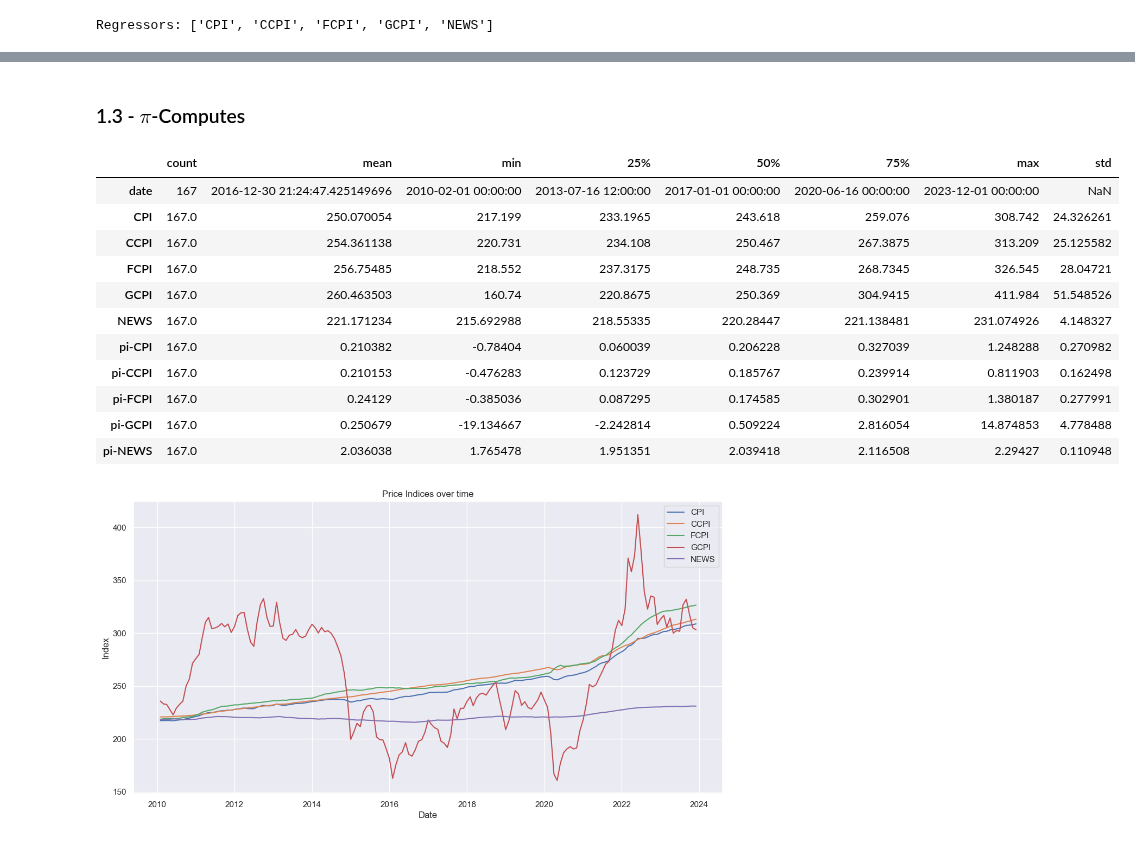
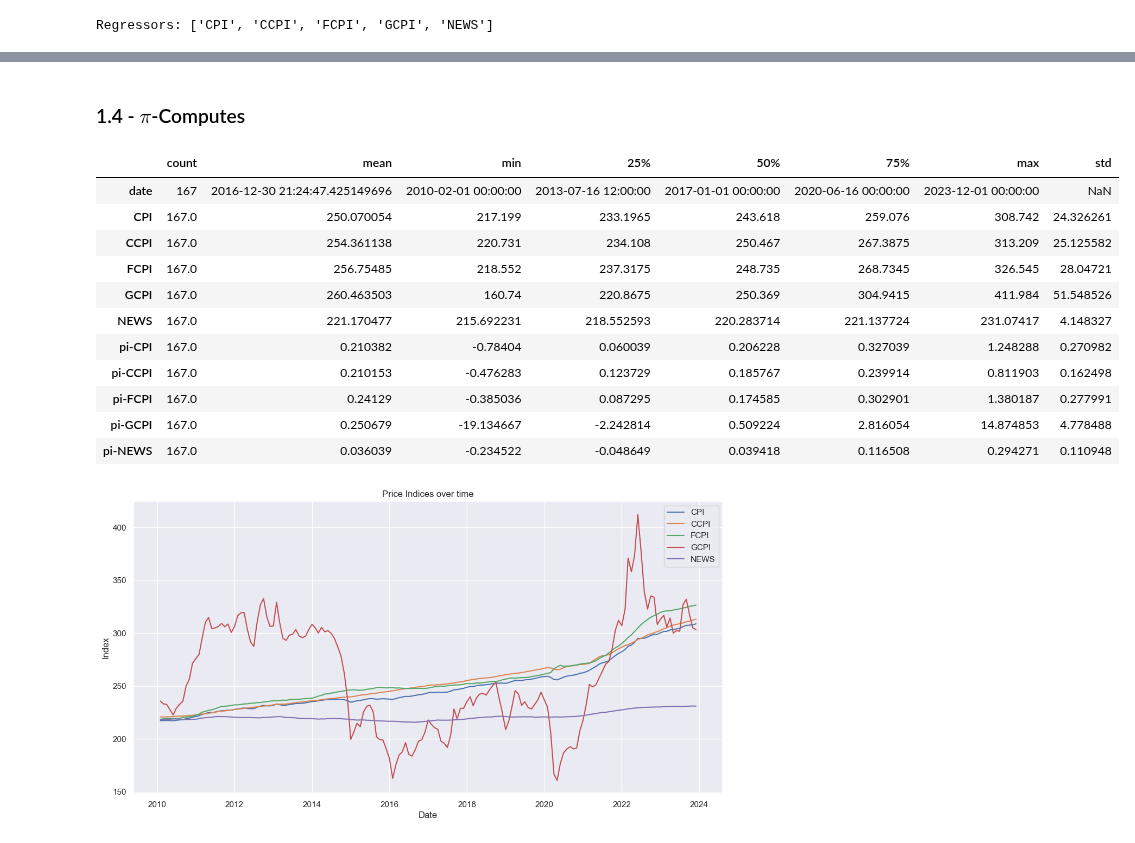
Before and after one commit to paultltc/InflaBERT, a Jupyter notebook: nowcaster.ipynb, the cells around one changed output, grey strips where cells are left out. Saved outputs shown, nothing was run; the diff lists cells and outputs as text; code cells hidden in the pictures.

```diff
--- a/nowcaster.ipynb
+++ b/nowcaster.ipynb
@@ -57,5 +47,0 @@ df_news
-# %%
-df_news = pd.read_json('data/nowcaster/monthly_df_mean_sum.jsonl', lines=True)
-df_news['date'] = pd.to_datetime(df_news['date_2'])
-df_news = df_news.drop(columns='date_2')
-df_news
@@ -76,5 +47,0 @@ df_news
-# %%
-df_news['cum_polarity'] = df_news['polarity_scores_mean'].cumsum()
-#df_news['cum_polarity'] = df_news['polarity_scores_mean'].rolling(window=3, min_periods=1).mean().cumsum()
-
-df_news
@@ -95,5 +47,0 @@ df_news
-# %%
-NEWS_INDEX='cum_polarity'
-df_news = df_news[['date', NEWS_INDEX]]
-df_news = df_news.rename(columns={NEWS_INDEX: 'NEWS'})
-df_news
@@ -134,4 +70,5 @@ print(f'Regressors: {indices}')
 # %% [output]
 Regressors: ['CPI', 'CCPI', 'FCPI', 'GCPI', 'NEWS']
 # %%
-df['NEWS'] = df['NEWS'] + df['CPI'].iloc[0]
+df['NEWS'] = df['NEWS'] + (df['CPI'].iloc[0] - df['NEWS'].iloc[0])
+df
@@ -138,2 +89,2 @@ df['NEWS'] = df['NEWS'] + df['CPI'].iloc[0]
 # %% [markdown]
-### 1.3 - $\pi$-Computes
+### 1.4 - $\pi$-Computes
@@ -142,22 +91,25 @@ T = 1
 # %%
-pi_df = 100*df[indices].pct_change(periods=T, fill_method='backfill')
-df[[f'pi-{i}' for i in indices]] = pi_df
-df['pi-NEWS'] = df['pi-NEWS'] + 2
+# Percentage-Change period (T=1 is m-o-m, T=1 is y-o-y)
+T = 1
+
+# Computing percentage changes
+df[[f'pi-{i}' for i in indices]] = 100*df[indices].pct_change(periods=T)
+#df['pi-NEWS'] = df['pi-NEWS'] + 0.02   # Centering news inflation around 2% as FED target
 df = df.dropna()
 df.describe().T
 # %% [output]
 |  | count | mean | min | 25% | 50% | 75% | max | std |
 | date | 167 | 2016-12-30 21:24:47.425149696 | 2010-02-01 00:00:00 | 2013-07-16 12:00:00 | 2017-01-01 00:00:00 | 2020-06-16 00:00:00 | 2023-12-01 00:00:00 | NaN |
 | CPI | 167.0 | 250.070054 | 217.199 | 233.1965 | 243.618 | 259.076 | 308.742 | 24.326261 |
 | CCPI | 167.0 | 254.361138 | 220.731 | 234.108 | 250.467 | 267.3875 | 313.209 | 25.125582 |
 | FCPI | 167.0 | 256.75485 | 218.552 | 237.3175 | 248.735 | 268.7345 | 326.545 | 28.04721 |
 | GCPI | 167.0 | 260.463503 | 160.74 | 220.8675 | 250.369 | 304.9415 | 411.984 | 51.548526 |
-| NEWS | 167.0 | 221.171234 | 215.692988 | 218.55335 | 220.28447 | 221.138481 | 231.074926 | 4.148327 |
+| NEWS | 167.0 | 221.170477 | 215.692231 | 218.552593 | 220.283714 | 221.137724 | 231.07417 | 4.148327 |
 | pi-CPI | 167.0 | 0.210382 | -0.78404 | 0.060039 | 0.206228 | 0.327039 | 1.248288 | 0.270982 |
 | pi-CCPI | 167.0 | 0.210153 | -0.476283 | 0.123729 | 0.185767 | 0.239914 | 0.811903 | 0.162498 |
 | pi-FCPI | 167.0 | 0.24129 | -0.385036 | 0.087295 | 0.174585 | 0.302901 | 1.380187 | 0.277991 |
 | pi-GCPI | 167.0 | 0.250679 | -19.134667 | -2.242814 | 0.509224 | 2.816054 | 14.874853 | 4.778488 |
-| pi-NEWS | 167.0 | 2.036038 | 1.765478 | 1.951351 | 2.039418 | 2.116508 | 2.29427 | 0.110948 |
+| pi-NEWS | 167.0 | 0.036039 | -0.234522 | -0.048649 | 0.039418 | 0.116508 | 0.294271 | 0.110948 |
 # %%
 plt.figure(figsize=(14, 7))
 
```
Also changed, not shown: parts of 24 cells of this notebook, 10 other files.
